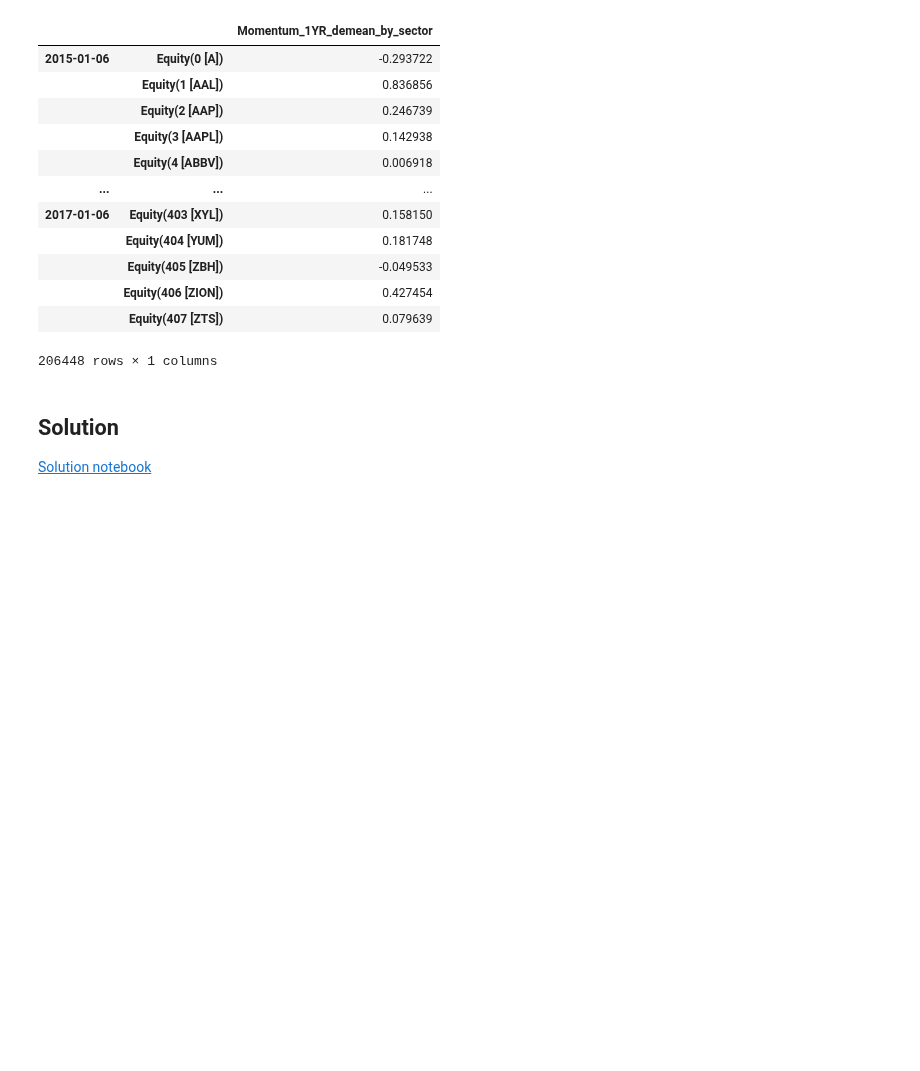
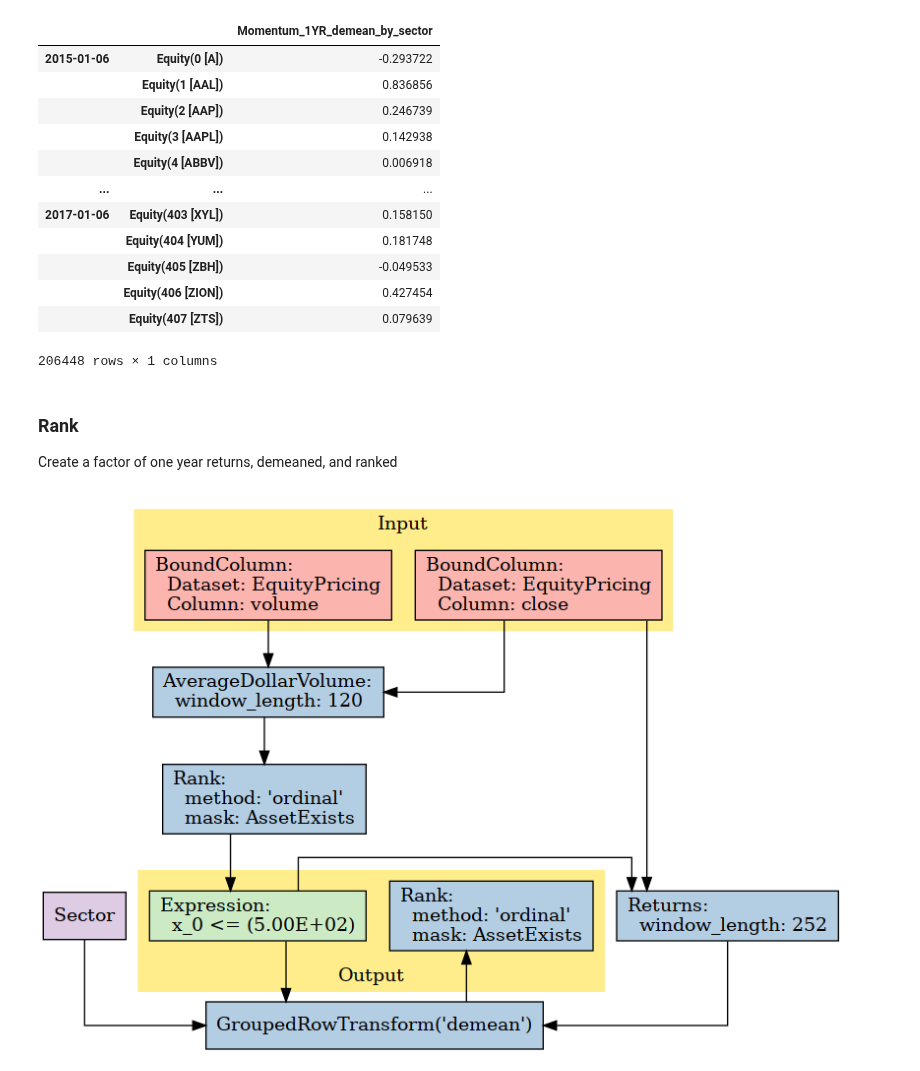
Before and after one commit to ansingh16/AI_for_trading, a Jupyter notebook: Notes/alpha_factor/sector_neutral.ipynb, the cells around one changed output. Drawn from its saved outputs; the diff is of its cells as text; code cells hidden in the pictures; blank space fills up the shorter version.

Commit message:
smoothing factor

```diff
--- a/Notes/alpha_factor/sector_neutral.ipynb
+++ b/Notes/alpha_factor/sector_neutral.ipynb
@@ -313,6 +318,24 @@ df2
 |  | Equity(406 [ZION]) | 0.427454 |
 |  | Equity(407 [ZTS]) | 0.079639 |
 206448 rows × 1 columns
-# %% [markdown]
-## Solution
-[Solution notebook](sector_neutral_solution.ipynb)
+# %% [markdown]
+### Rank
+
+Create a factor of one year returns, demeaned, and ranked
+# %%
+from zipline.pipeline.factors import Returns
+#TODO
+# create a pipeline called p
+
+p = Pipeline(screen=universe,domain=US_EQUITIES)
+
+# create a factor of one year returns, deman by sector, then rank
+demean_factor = Returns(window_length=252, mask=universe).demean(groupby=Sector()).rank()
+
+# add the factor to the pipeline
+
+p.add(demean_factor, 'Momentum_1YR_demean_by_sector_ranked')
+# %%
+p.show_graph(format='png')
+# %% [output]
+[figure, added]
```
Also changed, not shown: parts of 16 cells of this notebook.
